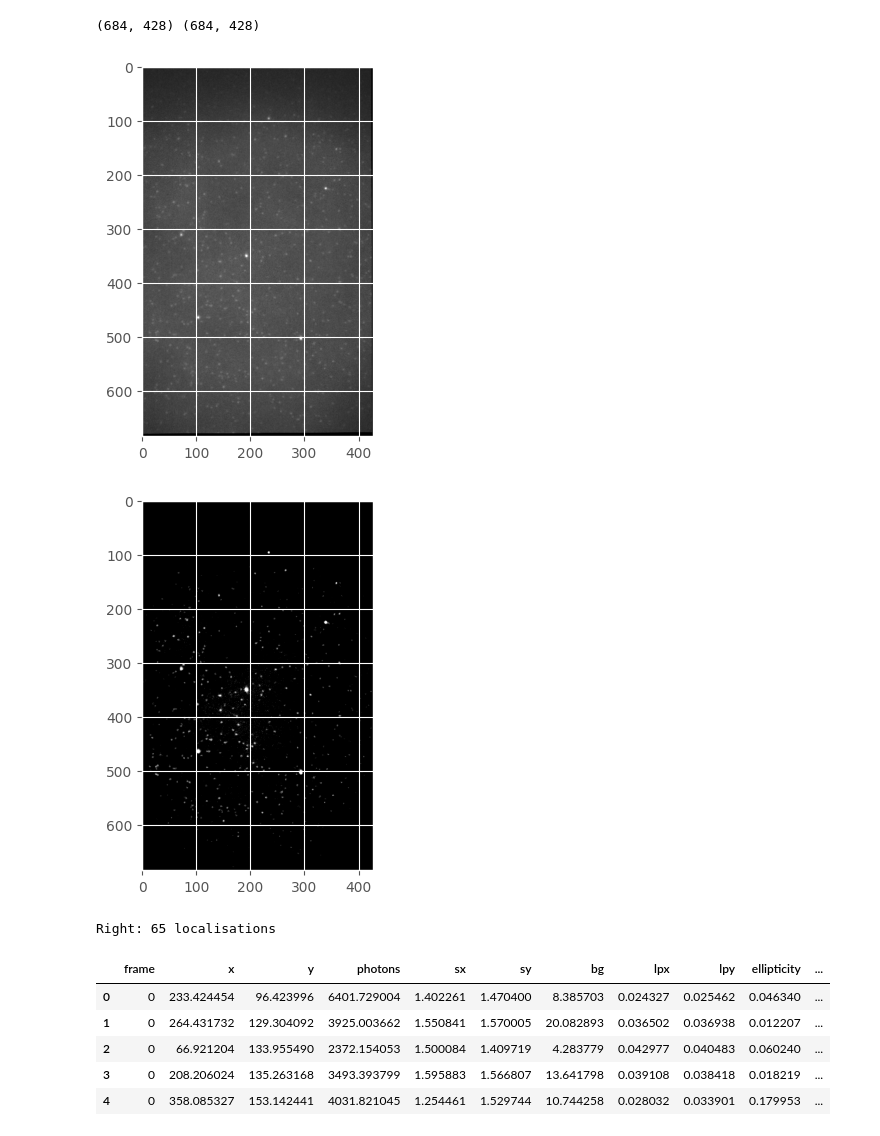
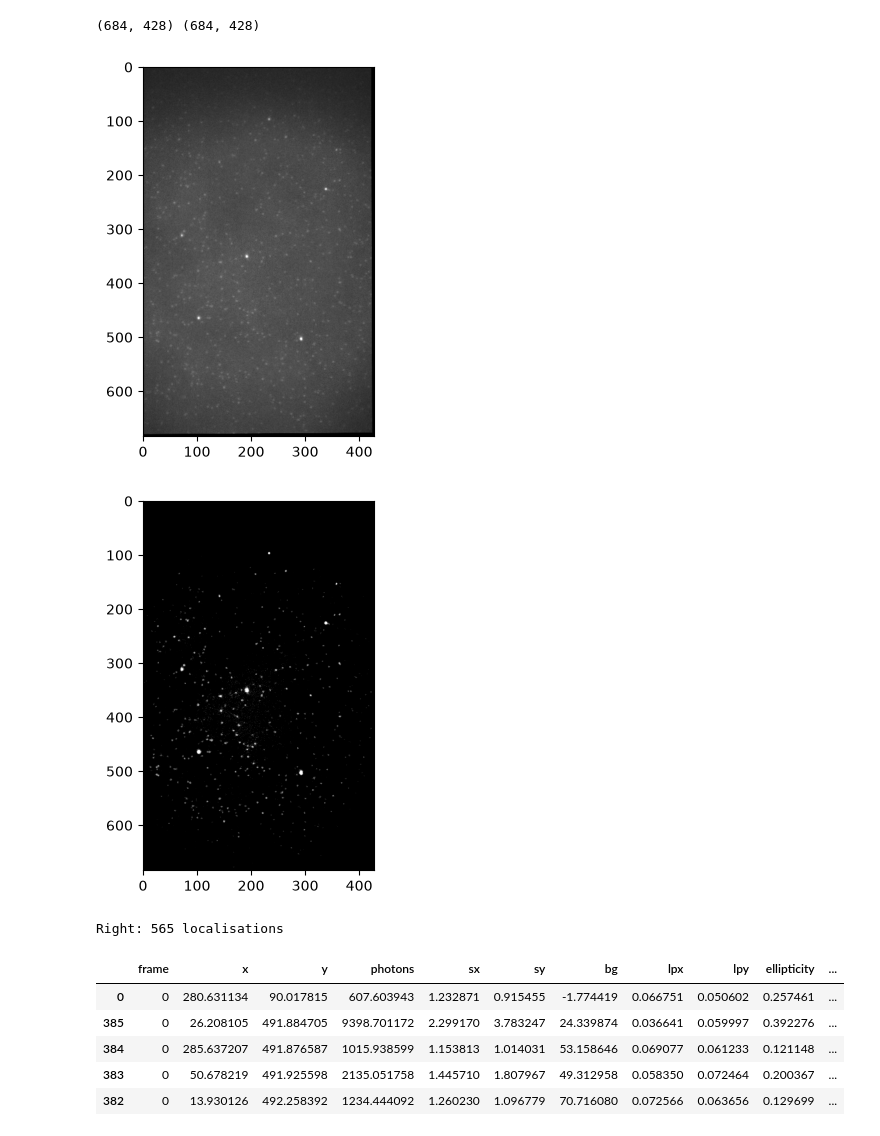
Before and after one commit to rohan2404/mphys, a Jupyter notebook: localisation_workflow/a.ipynb, the cells around one changed output. Cells and saved outputs as stored; diff of their text form; code cells hidden in the pictures.

```diff
--- a/localisation_workflow/a.ipynb
+++ b/localisation_workflow/a.ipynb
@@ -5,7 +5,7 @@ import numpy as np
 import matplotlib.pyplot as plt
 
 ROOT = Path.cwd().parent
-path = ROOT / "data" / "corrected.tif"
+path = ROOT / "data" / "preprocessed_data" / "corrected.tif"
 # %%
 with Image.open(path) as image:
     image.seek(0)
@@ -22,46 +22,46 @@ plt.imshow(right_centred, cmap="gray", vmin=100, vmax=300)
 plt.show()
 # %% [output]
 (684, 428) (684, 428)
-[figure, old version]
+[figure, new version]
-[figure, old version]
+[figure, new version]
 # %%
 from picasso.localize import localize_frames
 # %%
 # Detection settings: starting values to explore, not calibrated thresholds.
 params = {
     "Box Size": 7,
-    "Min. Net Gradient": 3000,
+    "Min. Net Gradient": 1000,
 }
 
 # Placeholder camera conversion values for exploring spot positions.
 # Replace these with your camera's calibration before interpreting photon counts.
 camera_info = {
     "Baseline": 0,
     "Sensitivity": 1.0,
     "Gain": 1,
     "Pixelsize": 117,  # nm; your TIFF metadata says approximately 0.117 µm
 }
 
 right_locs = localize_frames(
     right_centred[np.newaxis, :, :],
     info=None,
     params=params,
     camera_info=camera_info,
     fitting_method="gausslq",
     threaded=False,
 )
 
 print(f"Right: {len(right_locs)} localisations")
 
 right_locs.head()
 # %% [output]
-Right: 65 localisations
+Right: 565 localisations
 |  | frame | x | y | photons | sx | sy | bg | lpx | lpy | ellipticity | ... |
-| 0 | 0 | 233.424454 | 96.423996 | 6401.729004 | 1.402261 | 1.470400 | 8.385703 | 0.024327 | 0.025462 | 0.046340 | ... |
-| 1 | 0 | 264.431732 | 129.304092 | 3925.003662 | 1.550841 | 1.570005 | 20.082893 | 0.036502 | 0.036938 | 0.012207 | ... |
-| 2 | 0 | 66.921204 | 133.955490 | 2372.154053 | 1.500084 | 1.409719 | 4.283779 | 0.042977 | 0.040483 | 0.060240 | ... |
-| 3 | 0 | 208.206024 | 135.263168 | 3493.393799 | 1.595883 | 1.566807 | 13.641798 | 0.039108 | 0.038418 | 0.018219 | ... |
-| 4 | 0 | 358.085327 | 153.142441 | 4031.821045 | 1.254461 | 1.529744 | 10.744258 | 0.028032 | 0.033901 | 0.179953 | ... |
+| 0 | 0 | 280.631134 | 90.017815 | 607.603943 | 1.232871 | 0.915455 | -1.774419 | 0.066751 | 0.050602 | 0.257461 | ... |
+| 385 | 0 | 26.208105 | 491.884705 | 9398.701172 | 2.299170 | 3.783247 | 24.339874 | 0.036641 | 0.059997 | 0.392276 | ... |
+| 384 | 0 | 285.637207 | 491.876587 | 1015.938599 | 1.153813 | 1.014031 | 53.158646 | 0.069077 | 0.061233 | 0.121148 | ... |
+| 383 | 0 | 50.678219 | 491.925598 | 2135.051758 | 1.445710 | 1.807967 | 49.312958 | 0.058350 | 0.072464 | 0.200367 | ... |
+| 382 | 0 | 13.930126 | 492.258392 | 1234.444092 | 1.260230 | 1.096779 | 70.716080 | 0.072566 | 0.063656 | 0.129699 | ... |
 # %%
 vmin, vmax = np.percentile(right_centred, [1, 99.8])
 plt.imshow(right_centred, cmap="gray", vmin=vmin, vmax=vmax)
```
Also changed, not shown: parts of 1 cell of this notebook, 10 other files.
